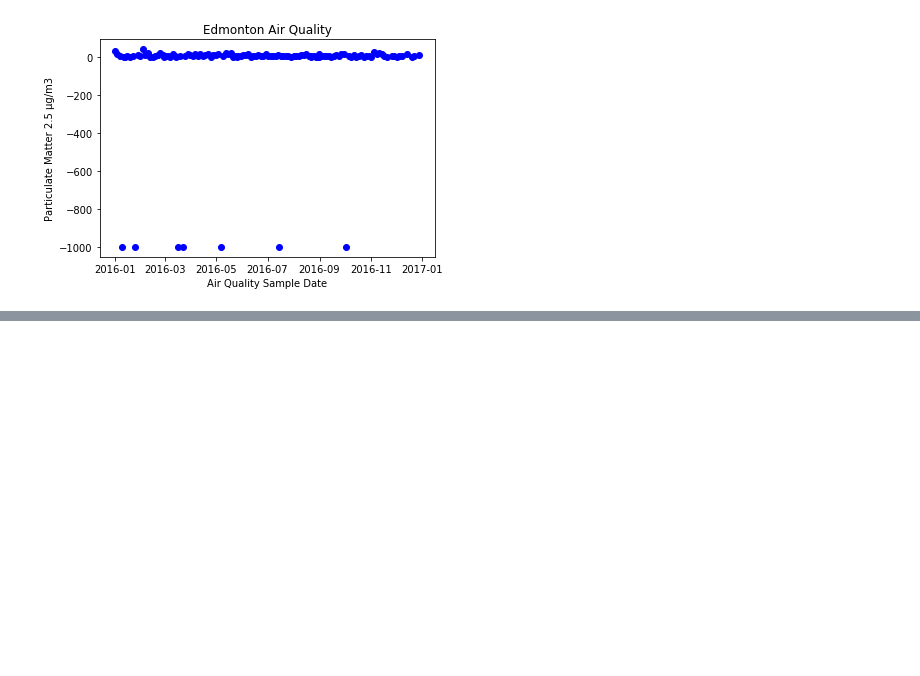
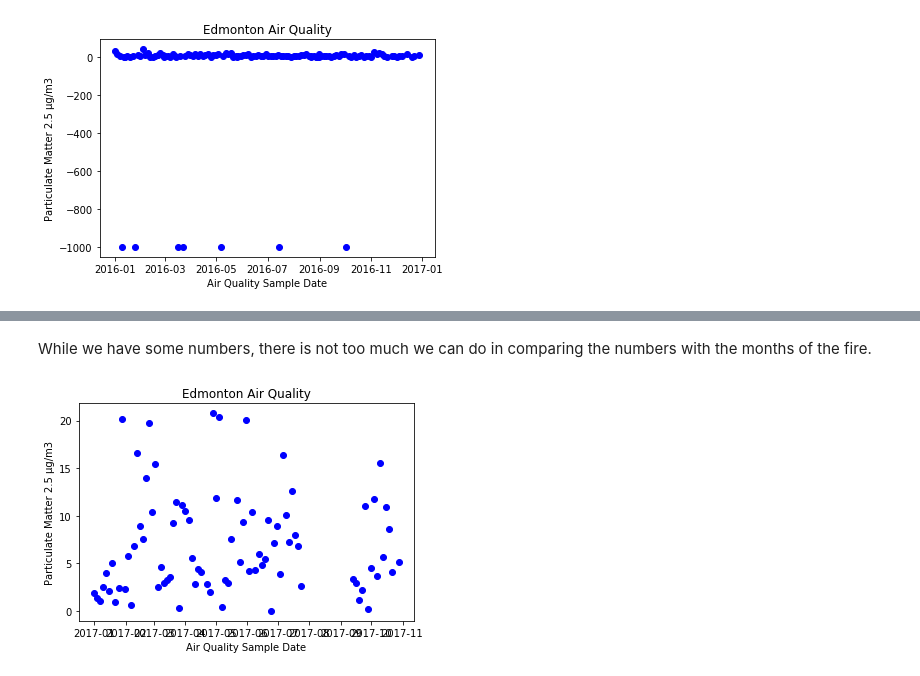
Before and after one commit to jeffchang5/AlbertaFireAnalysis, a Jupyter notebook: FortMcMurrayWildfireAnalysis.ipynb, the cells around one changed output, grey strips where cells are left out. Cells and saved outputs as stored; diff of their text form; code cells hidden in the pictures; blank space fills up the shorter version.

```diff
--- a/FortMcMurrayWildfireAnalysis.ipynb
+++ b/FortMcMurrayWildfireAnalysis.ipynb
@@ -46,0 +85,9 @@ plt.show()
+# %% [markdown]
+While we have some numbers, there is not too much we can do in comparing the numbers with the months of the fire.
+# %%
+edmonton_air_quality_2017 = pd.read_excel('data/Edmonton2017.xlsx', sheet_name='PM2.5-10')
+edmonton_air_quality_2017 = cleanAirQualityData(edmonton_air_quality_2017)
+edmonton_air_quality_2017 = edmonton_air_quality_2017[edmonton_air_quality_2017['PM2.5-10'] >= 0]
+plotAirQuality([edmonton_air_quality_2017])
+# %% [output]
+[figure, added]
```
Also changed, not shown: parts of 16 cells of this notebook, 2 other files.
